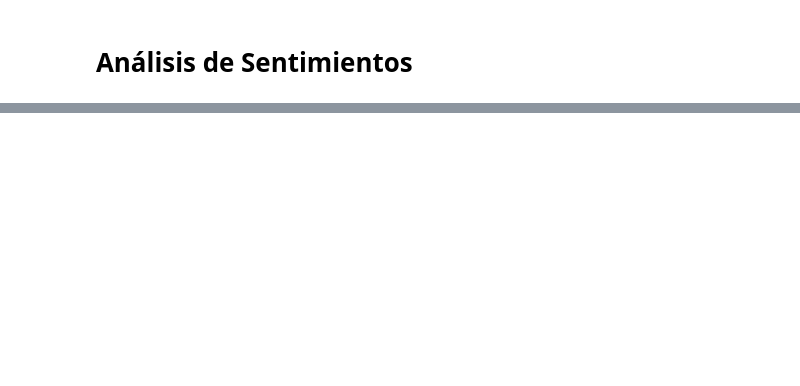
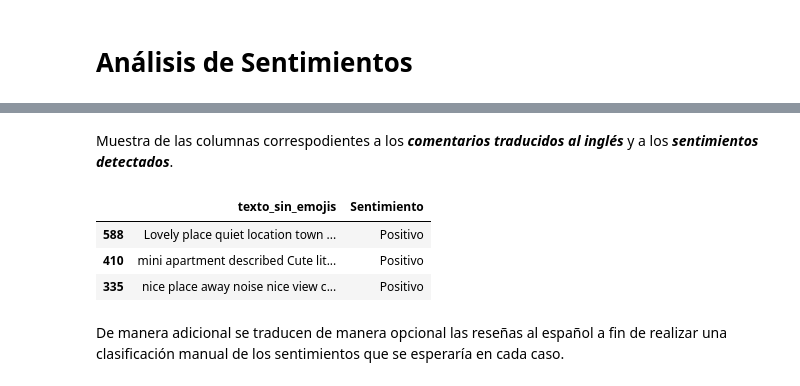
Before and after one commit to carlos-calderon-cabezas/airbnb-sentiment-analysis, a Jupyter notebook: airbnb_sentiment_analysis.ipynb, the cells around one changed output, grey strips where cells are left out. Saved outputs shown, nothing was run; the diff lists cells and outputs as text; code cells hidden in the pictures; blank space fills up the shorter version.

```diff
--- a/airbnb_sentiment_analysis.ipynb
+++ b/airbnb_sentiment_analysis.ipynb
@@ -373,0 +392,16 @@ if not os.path.exists("comentarios/df_limpio_emojis.xlsx"):
+# %%
+import nltk
+from nltk.sentiment.vader import SentimentIntensityAnalyzer
+
+nltk.download('vader_lexicon')
+
+sia = SentimentIntensityAnalyzer()
+
+def clasificar_comentario(comentario):
+    polaridad = sia.polarity_scores(comentario)['compound']
+    if polaridad > 0.05:
+        return "Positivo"
+    elif polaridad < -0.05:
+        return "Negativo"
+    else:
+        return "Neutral"
@@ -373,0 +410,15 @@ if not os.path.exists("comentarios/df_limpio_emojis.xlsx"):
+# %%
+df_reviews["Sentimiento"] = df_reviews["texto_sin_emojis"].apply(
+    lambda x: clasificar_comentario(x)
+)
+# %% [markdown]
+Muestra de las columnas correspodientes a los ***comentarios traducidos al ingl&eacute;s*** y a los ***sentimientos detectados***.
+# %%
+df_reviews[["texto_sin_emojis", "Sentimiento"]].sample(3)
+# %% [output]
+|  | texto_sin_emojis | Sentimiento |
+| 588 | Lovely place quiet location town ... | Positivo |
+| 410 | mini apartment described Cute lit... | Positivo |
+| 335 | nice place away noise nice view c... | Positivo |
+# %% [markdown]
+De manera adicional se traducen de manera opcional las rese&ntilde;as al espa&ntilde;ol a fin de realizar una clasificaci&oacute;n manual de los sentimientos que se esperar&iacute;a en cada caso.
```
Also changed, not shown: parts of 46 cells of this notebook.
